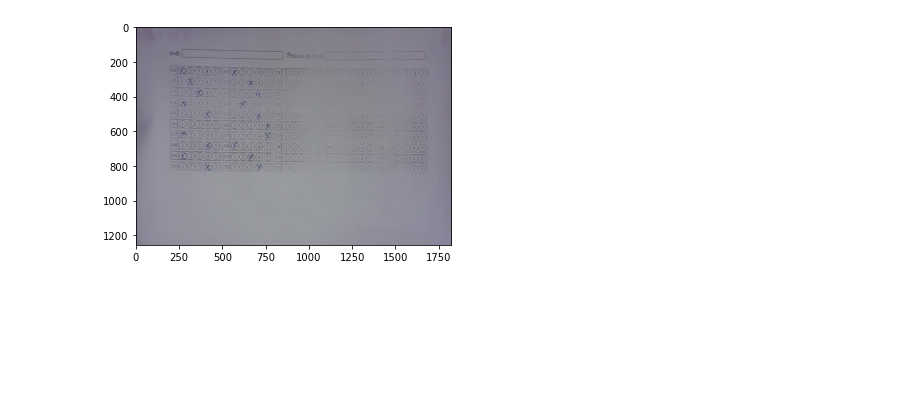
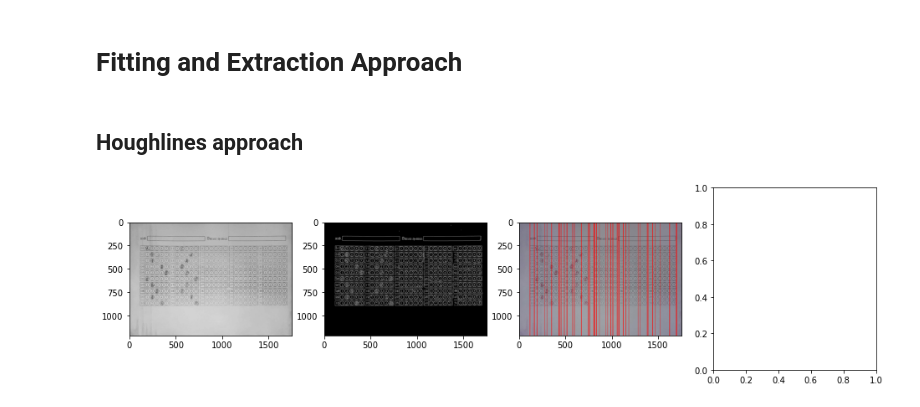
Before and after one commit to Avishka-Perera/mcq-marking-with-cv, a Jupyter notebook: read-answers/read-answers.ipynb, the cells around one changed output. Drawn from its saved outputs; the diff is of its cells as text; code cells hidden in the pictures; blank space fills up the shorter version.

Commit message:
read answers in an image

```diff
--- a/read-answers/read-answers.ipynb
+++ b/read-answers/read-answers.ipynb
@@ -21,8 +31,32 @@ for i in range(len(doc)):
             img_lst.append(("p%s-%s.png" % (i, xref), img))
 
         pix = None
-# %%
-plt.imshow(img_lst[1][1])
-plt.show()
-# %% [output]
-[figure, removed]
+# %% [markdown]
+# Fitting and Extraction Approach
+# %% [markdown]
+## Houghlines approach
+# %%
+im = np.copy(img_lst[2][1])
+gray = cv.cvtColor(im, cv.COLOR_BGR2GRAY)
+edges = cv.Canny(gray, 20, 120, apertureSize=3)
+lines = cv.HoughLines(edges, 1, np.pi/180, 200)
+
+for line in lines:
+    rho, theta = line[0]
+    if -0.1<theta<+0.1:
+        a = np.cos(theta)
+        b = np.sin(theta)
+        x0, y0 = a*rho, b*rho
+        x1, y1 = int(x0 + 2000*(-b)), int(y0 + 2000*(a))
+        x2, y2 = int(x0 - 2000*(-b)), int(y0 - 2000*(a))
+        cv.line(im, (x1, y1), (x2, y2), (255,0,0), 2)
+
+fig, ax = plt.subplots(1, 4, figsize=(16,4))
+
+ax[0].imshow(gray, cmap=cm.gray)
+ax[1].imshow(edges, cmap=cm.gray)
+ax[2].imshow(im)
+
+plt.show()
+# %% [output]
+[figure, added]
```
Also changed, not shown: parts of 11 cells of this notebook, 5 other files.
